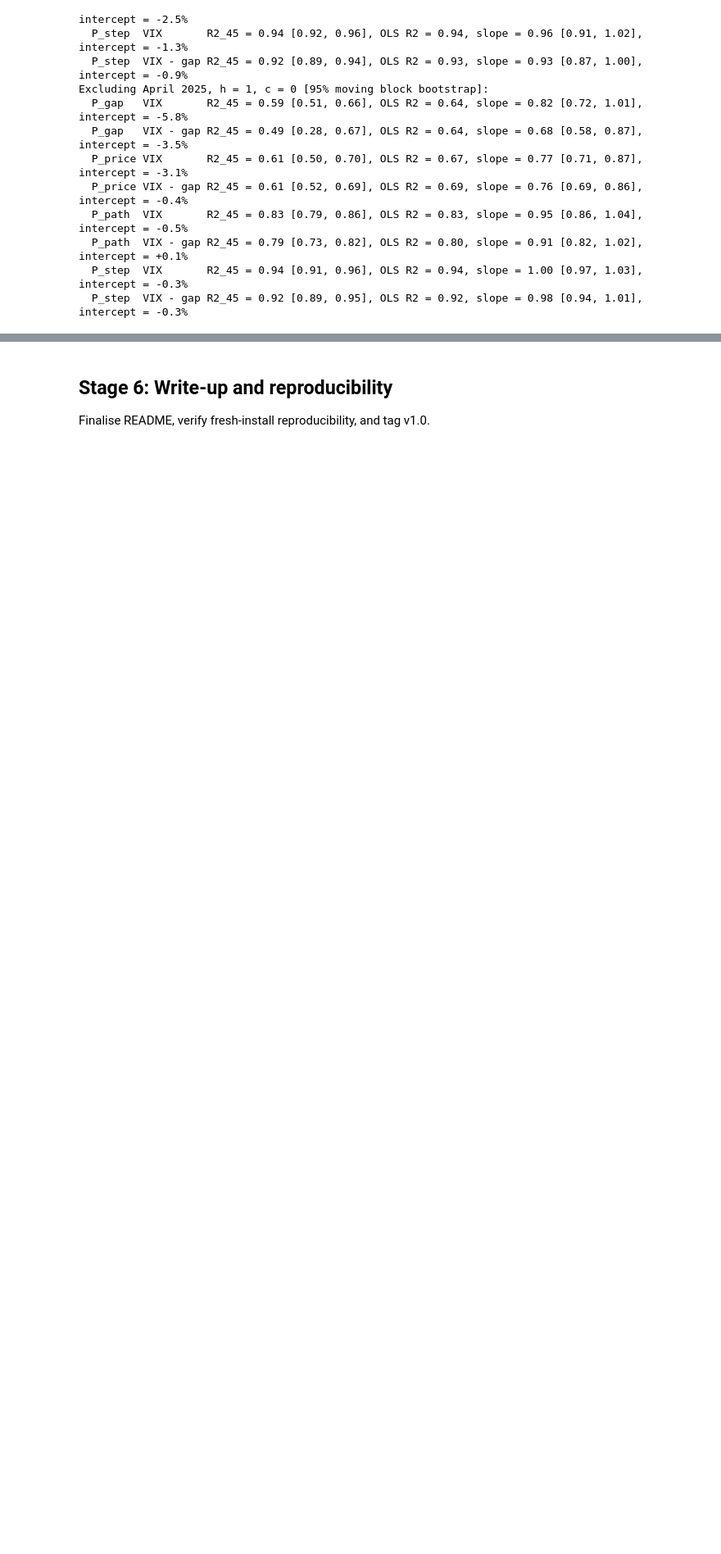
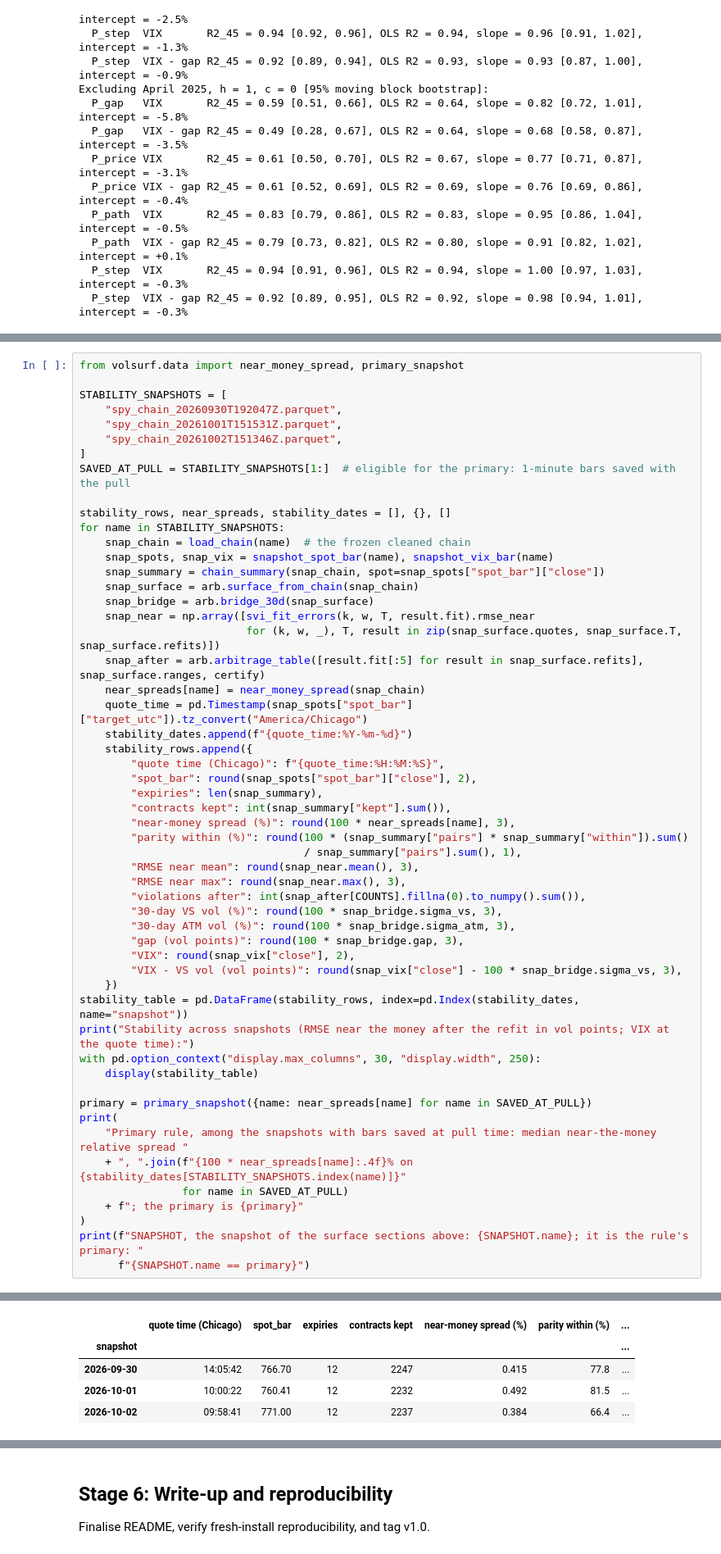
Before and after one commit to yogi-agarwal/vol-surface-delta-hedging, a Jupyter notebook: notebooks/analysis.ipynb, the cells around one changed output, grey strips where cells are left out. Shown at 82% size. Saved outputs shown, nothing was run; the diff lists cells and outputs as text; blank space fills up the shorter version.

Commit message:
stability: add the snapshot stability section to the notebook

```diff
--- a/notebooks/analysis.ipynb
+++ b/notebooks/analysis.ipynb
@@ -2336,0 +2356,55 @@ Excluding April 2025, h = 1, c = 0 [95% moving block bootstrap]:
+# %%
+from volsurf.data import near_money_spread, primary_snapshot
+
+STABILITY_SNAPSHOTS = [
+    "spy_chain_20260930T192047Z.parquet",
+    "spy_chain_20261001T151531Z.parquet",
+    "spy_chain_20261002T151346Z.parquet",
+]
+SAVED_AT_PULL = STABILITY_SNAPSHOTS[1:]  # eligible for the primary: 1-minute bars saved with the pull
+
+stability_rows, near_spreads, stability_dates = [], {}, []
+for name in STABILITY_SNAPSHOTS:
+    snap_chain = load_chain(name)  # the frozen cleaned chain
+    snap_spots, snap_vix = snapshot_spot_bar(name), snapshot_vix_bar(name)
+    snap_summary = chain_summary(snap_chain, spot=snap_spots["spot_bar"]["close"])
+    snap_surface = arb.surface_from_chain(snap_chain)
+    snap_bridge = arb.bridge_30d(snap_surface)
+    snap_near = np.array([svi_fit_errors(k, w, T, result.fit).rmse_near
+                          for (k, w, _), T, result in zip(snap_surface.quotes, snap_surface.T, snap_surface.refits)])
+    snap_after = arb.arbitrage_table([result.fit[:5] for result in snap_surface.refits], snap_surface.ranges, certify)
+    near_spreads[name] = near_money_spread(snap_chain)
+    quote_time = pd.Timestamp(snap_spots["spot_bar"]["target_utc"]).tz_convert("America/Chicago")
+    stability_dates.append(f"{quote_time:%Y-%m-%d}")
+    stability_rows.append({
+        "quote time (Chicago)": f"{quote_time:%H:%M:%S}",
+        "spot_bar": round(snap_spots["spot_bar"]["close"], 2),
+        "expiries": len(snap_summary),
+        "contracts kept": int(snap_summary["kept"].sum()),
+        "near-money spread (%)": round(100 * near_spreads[name], 3),
+        "parity within (%)": round(100 * (snap_summary["pairs"] * snap_summary["within"]).sum()
+                                   / snap_summary["pairs"].sum(), 1),
+        "RMSE near mean": round(snap_near.mean(), 3),
+        "RMSE near max": round(snap_near.max(), 3),
+        "violations after": int(snap_after[COUNTS].fillna(0).to_numpy().sum()),
+        "30-day VS vol (%)": round(100 * snap_bridge.sigma_vs, 3),
+        "30-day ATM vol (%)": round(100 * snap_bridge.sigma_atm, 3),
+        "gap (vol points)": round(100 * snap_bridge.gap, 3),
+        "VIX": round(snap_vix["close"], 2),
+        "VIX - VS vol (vol points)": round(snap_vix["close"] - 100 * snap_bridge.sigma_vs, 3),
+    })
+stability_table = pd.DataFrame(stability_rows, index=pd.Index(stability_dates, name="snapshot"))
+print("Stability across snapshots (RMSE near the money after the refit in vol points; VIX at the quote time):")
+with pd.option_context("display.max_columns", 30, "display.width", 250):
+    display(stability_table)
+
+primary = primary_snapshot({name: near_spreads[name] for name in SAVED_AT_PULL})
+print(
+    "Primary rule, among the snapshots with bars saved at pull time: median near-the-money relative spread "
+    + ", ".join(f"{100 * near_spreads[name]:.4f}% on {stability_dates[STABILITY_SNAPSHOTS.index(name)]}"
+                for name in SAVED_AT_PULL)
+    + f"; the primary is {primary}"
+)
+print(f"SNAPSHOT, the snapshot of the surface sections above: {SNAPSHOT.name}; it is the rule's primary: "
+      f"{SNAPSHOT.name == primary}")
+# %% [output]
@@ -2336,0 +2412,5 @@ Excluding April 2025, h = 1, c = 0 [95% moving block bootstrap]:
+|  | quote time (Chicago) | spot_bar | expiries | contracts kept | near-money spread (%) | parity within (%) | ... |
+| snapshot |  |  |  |  |  |  | ... |
+| 2026-09-30 | 14:05:42 | 766.70 | 12 | 2247 | 0.415 | 77.8 | ... |
+| 2026-10-01 | 10:00:22 | 760.41 | 12 | 2232 | 0.492 | 81.5 | ... |
+| 2026-10-02 | 09:58:41 | 771.00 | 12 | 2237 | 0.384 | 66.4 | ... |
```
Also changed, not shown: parts of 4 cells of this notebook, 1 other file.
